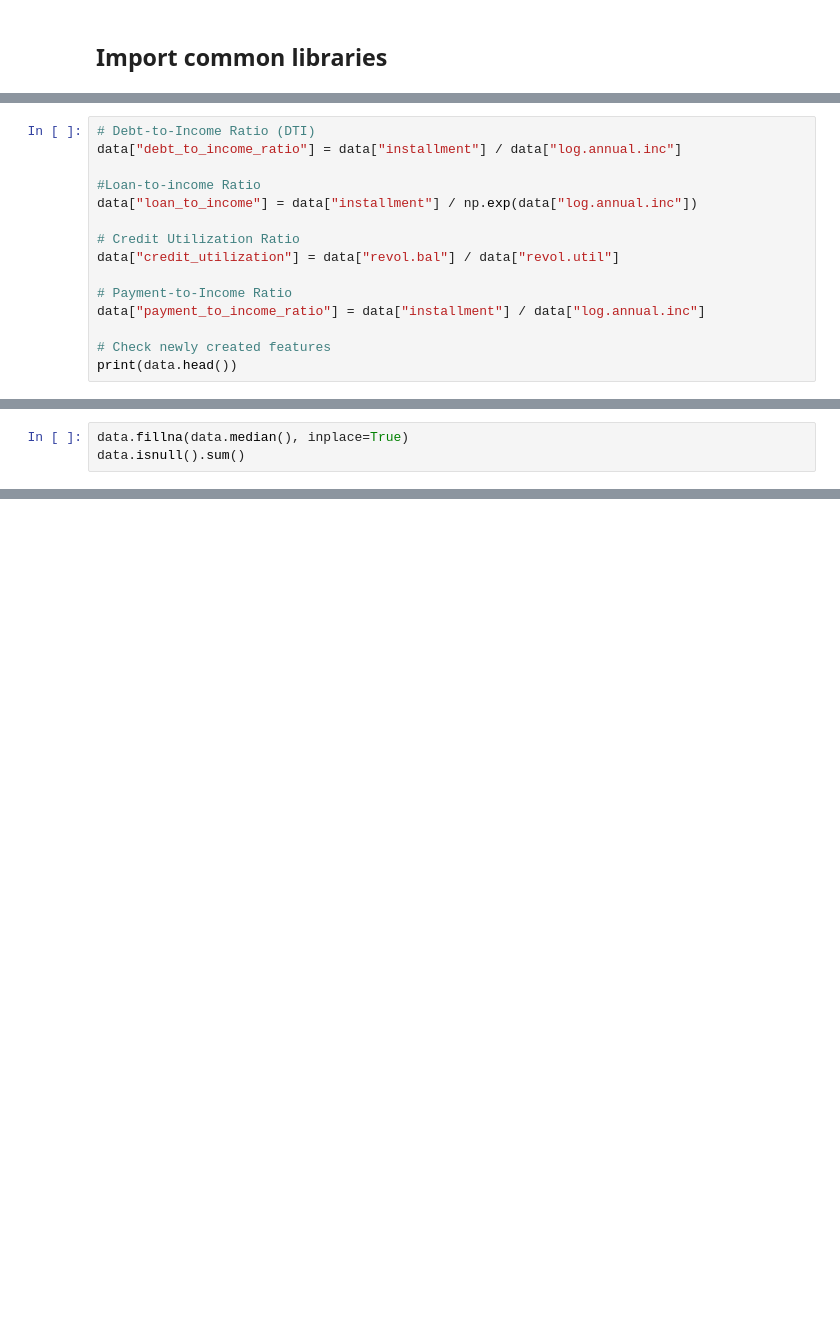
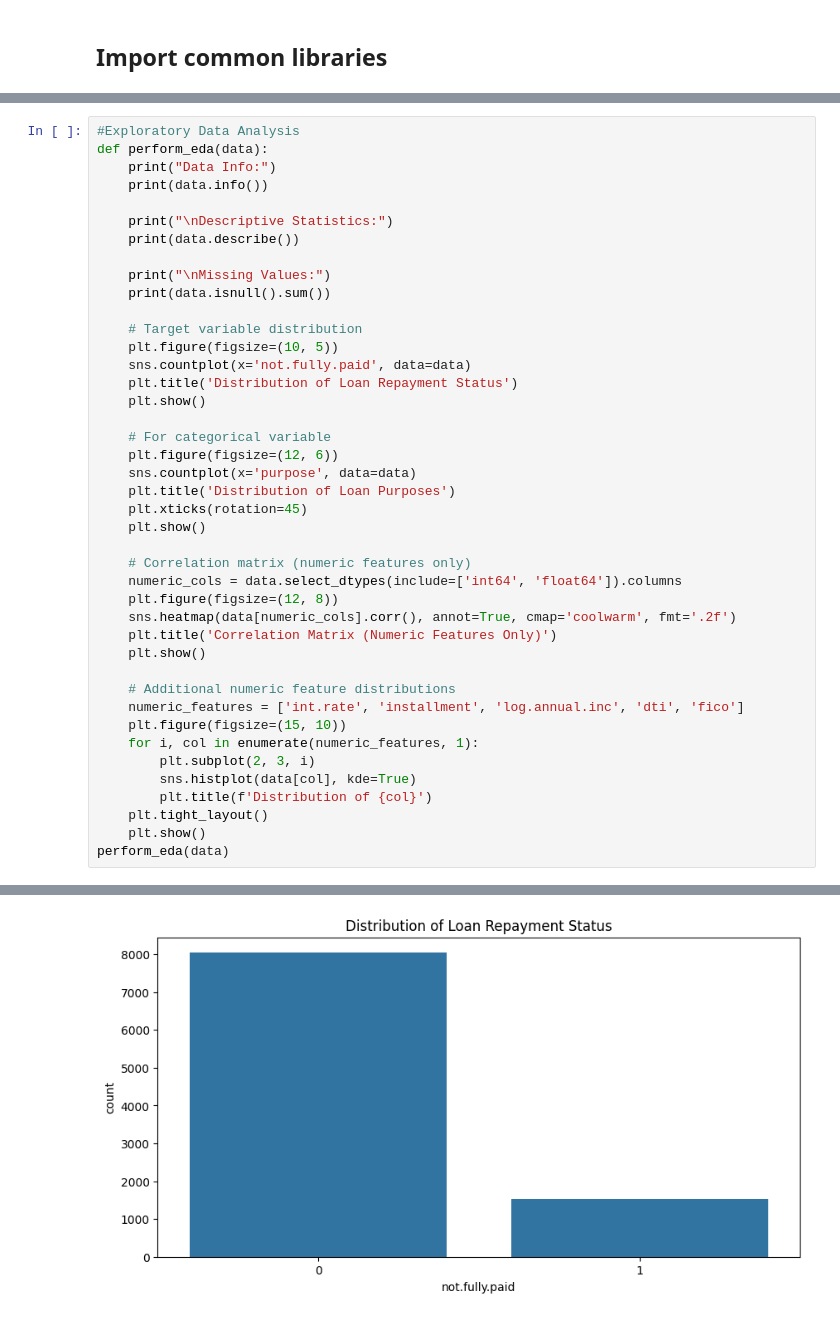
Before and after one commit to Afealete/FOXTROT-2-ASSIGNMENT-2, a Jupyter notebook: Group 4 (FOXTROT-2) Project One.ipynb, the cells around one changed output, grey strips where cells are left out. Drawn from its saved outputs; the diff is of its cells as text; blank space fills up the shorter version.

```diff
--- a/Group 4 (FOXTROT-2) Project One.ipynb
+++ b/Group 4 (FOXTROT-2) Project One.ipynb
@@ -218,15 +90,0 @@ plt.pie(pct_defaulters, labels=pct_defaulters.index, autopct='%1.1f%%')
-# %%
-# Debt-to-Income Ratio (DTI)
-data["debt_to_income_ratio"] = data["installment"] / data["log.annual.inc"]
-
-#Loan-to-income Ratio
-data["loan_to_income"] = data["installment"] / np.exp(data["log.annual.inc"])
-
-# Credit Utilization Ratio
-data["credit_utilization"] = data["revol.bal"] / data["revol.util"]
-
-# Payment-to-Income Ratio
-data["payment_to_income_ratio"] = data["installment"] / data["log.annual.inc"]
-
-# Check newly created features
-print(data.head())
@@ -272,3 +90,0 @@ dtype: int64
-# %%
-data.fillna(data.median(), inplace=True)
-data.isnull().sum()
@@ -457,0 +91,43 @@ dtype: int64
+# %%
+#Exploratory Data Analysis
+def perform_eda(data):
+    print("Data Info:")
+    print(data.info())
+
+    print("\nDescriptive Statistics:")
+    print(data.describe())
+
+    print("\nMissing Values:")
+    print(data.isnull().sum())
+
+    # Target variable distribution
+    plt.figure(figsize=(10, 5))
+    sns.countplot(x='not.fully.paid', data=data)
+    plt.title('Distribution of Loan Repayment Status')
+    plt.show()
+
+    # For categorical variable
+    plt.figure(figsize=(12, 6))
+    sns.countplot(x='purpose', data=data)
+    plt.title('Distribution of Loan Purposes')
+    plt.xticks(rotation=45)
+    plt.show()
+
+    # Correlation matrix (numeric features only)
+    numeric_cols = data.select_dtypes(include=['int64', 'float64']).columns
+    plt.figure(figsize=(12, 8))
+    sns.heatmap(data[numeric_cols].corr(), annot=True, cmap='coolwarm', fmt='.2f')
+    plt.title('Correlation Matrix (Numeric Features Only)')
+    plt.show()
+
+    # Additional numeric feature distributions
+    numeric_features = ['int.rate', 'installment', 'log.annual.inc', 'dti', 'fico']
+    plt.figure(figsize=(15, 10))
+    for i, col in enumerate(numeric_features, 1):
+        plt.subplot(2, 3, i)
+        sns.histplot(data[col], kde=True)
+        plt.title(f'Distribution of {col}')
+    plt.tight_layout()
+    plt.show()
+perform_eda(data)
+# %% [output]
@@ -457,0 +151 @@ dtype: int64
+[figure, added]
```
Also changed, not shown: parts of 31 cells of this notebook.
